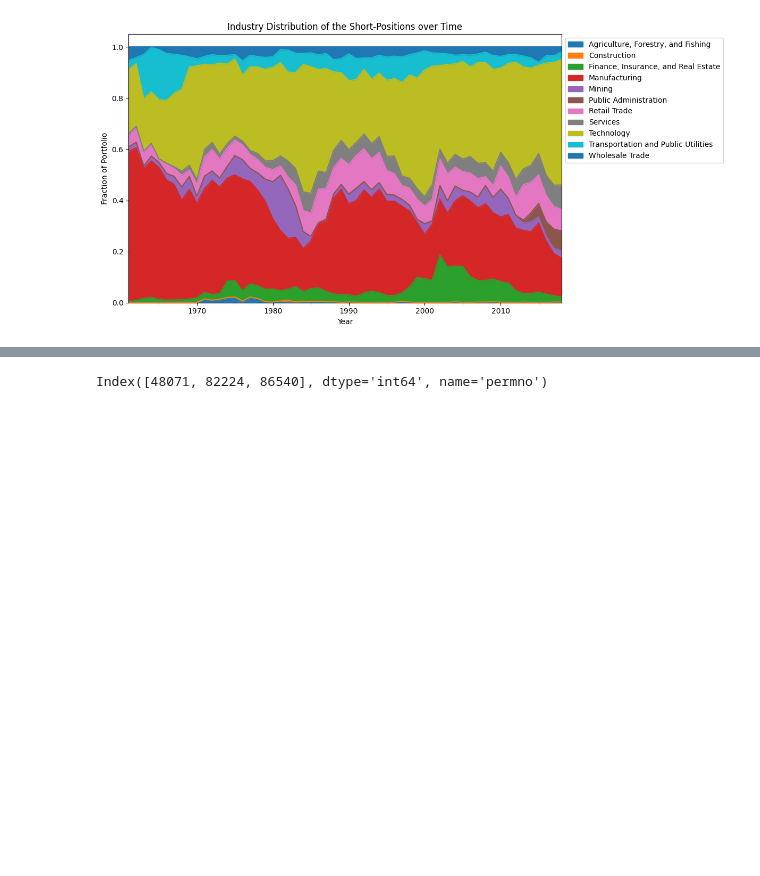
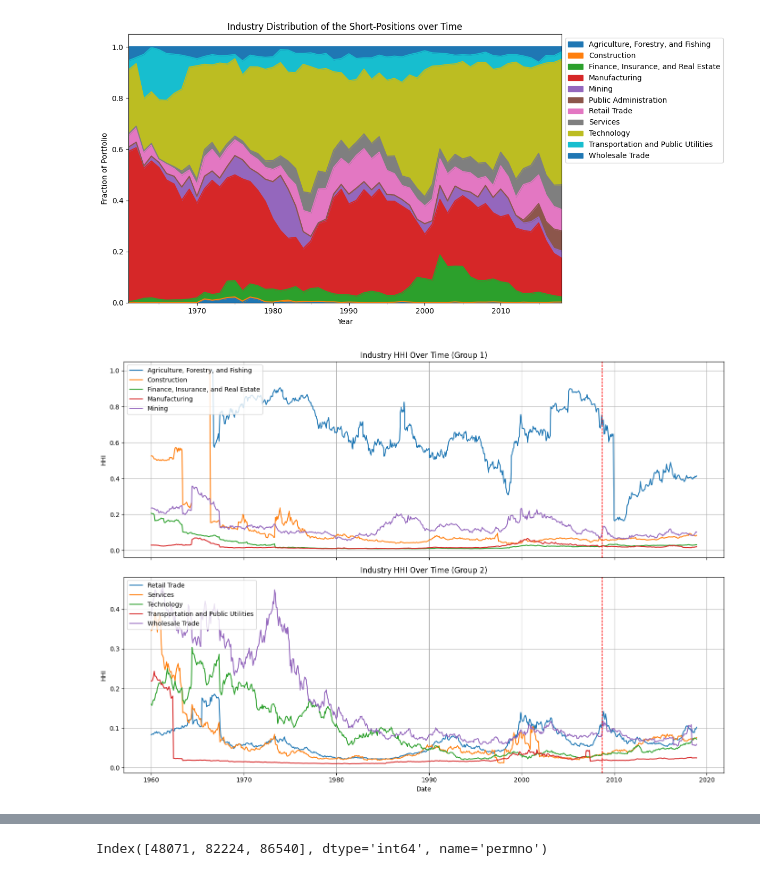
Before and after one commit to justusschenk/valueinvesting, a Jupyter notebook: Portfolio-composition.ipynb, the cells around one changed output, grey strips where cells are left out. Saved outputs shown, nothing was run; the diff lists cells and outputs as text; code cells hidden in the pictures; blank space fills up the shorter version.

Commit message:
Market Structure Transformation

```diff
--- a/Portfolio-composition.ipynb
+++ b/Portfolio-composition.ipynb
@@ -987,5 +990,5 @@ df_top_permno_all
 # %%
-#Industry Analysis
+#Industry Analysis and HHI
 df_industry_short = df.merge(df_top_permno_all, on=["date", "permno"], how="inner")
 df_industry_long = df.merge(df_bottom_permno_all, on=["date", "permno"], how="inner")
 df_industry_long = df_industry_long.dropna(subset=["hsiccd"])
@@ -1033,6 +1036,15 @@ def map_sic_to_sector(sic):
         return "Other"
 
 
+crsp = df.copy()
+crsp['hsiccd'] = pd.to_numeric(crsp['hsiccd'], errors='coerce')  # convert to numeric, set errors to NaN
+crsp = crsp.dropna(subset=['hsiccd'])  # remove rows with NaN SICCD
+
+# Now safely convert to int
+crsp['hsiccd'] = crsp['hsiccd'].astype(int)
+crsp['industry'] = crsp['hsiccd'].apply(map_sic_to_sector)
+
+
 df_industry_long["sector"] = df_industry_long["hsiccd"].apply(map_sic_to_sector)
 grouped_long = df_industry_long.groupby(["date", "sector"])["market_equity"].sum().reset_index()
 grouped_long["weight"] = grouped_long.groupby("date")["market_equity"].transform(lambda x: x / x.sum())
@@ -1062,3 +1074,78 @@ plt.show()
 # %% [output]
 [figure]
 [figure]
+# %%
+#HHI computation
+# 1. Clean market cap
+crsp['adj_price'] = crsp['adj_price'].abs()
+crsp['MktCap'] = crsp['adj_price'] * crsp['adj_shrout']
+crsp['MktCap'] = crsp['MktCap'] * 100
+
+# 2. Filter valid data
+crsp = crsp.dropna(subset=['MktCap', 'hsiccd'])
+
+hhi_by_industry = (
+    crsp
+    .groupby(['date', 'industry'])
+    .apply(lambda g: pd.Series({
+        'HHI': ((g['MktCap'] / g['MktCap'].sum()) ** 2).sum(),
+        'Industry_MktCap': g['MktCap'].sum()
+    }))
+    .reset_index()
+)
+
+import matplotlib.pyplot as plt
+import pandas as pd
+
+# Pivot to time series
+hhi_ts = hhi_by_industry.pivot(index='date', columns='industry', values='HHI')
+
+# Remove 'Public Administration' if present
+if 'Public Administration' in hhi_ts.columns:
+    hhi_ts = hhi_ts.drop(columns='Public Administration')
+
+# Split industries alphabetically into two balanced groups
+industries = sorted(hhi_ts.columns)
+mid = len(industries) // 2
+group1 = industries[:mid]
+group2 = industries[mid:]
+
+# Plot
+fig, axes = plt.subplots(2, 1, figsize=(14, 10), sharex=True)
+
+# Plot Group 1
+for col in group1:
+    axes[0].plot(hhi_ts.index, hhi_ts[col], label=col)
+axes[0].set_title('Industry HHI Over Time (Group 1)')
+axes[0].set_ylabel('HHI')
+axes[0].legend(loc='upper left')
+axes[0].grid(True)
+axes[0].axvline(pd.Timestamp('2008-09-15'), color='red', linestyle='--', linewidth=1, label='Lehman Collapse')
+
+# Plot Group 2
+for col in group2:
+    axes[1].plot(hhi_ts.index, hhi_ts[col], label=col)
+axes[1].set_title('Industry HHI Over Time (Group 2)')
+axes[1].set_xlabel('Date')
+axes[1].set_ylabel('HHI')
+axes[1].legend(loc='upper left')
+axes[1].grid(True)
+axes[1].axvline(pd.Timestamp('2008-09-15'), color='red', linestyle='--', linewidth=1)
+
+plt.tight_layout()
+plt.show()
+
+hhi_compounded = (
+    crsp
+    .groupby(['industry', 'permno'])['MktCap']
+    .sum()
+    .groupby(level=0)
+    .apply(lambda x: (((x / x.sum())*100) ** 2).sum())
+    .reset_index(name='HHI_compounded')
+)
+
+# Sort for easy comparison
+hhi_compounded = hhi_compounded.sort_values('HHI_compounded', ascending=False)
+print(hhi_compounded)
+# %% [output]
+[figure, added]
```
Also changed, not shown: parts of 7 cells of this notebook, 2 other files.
